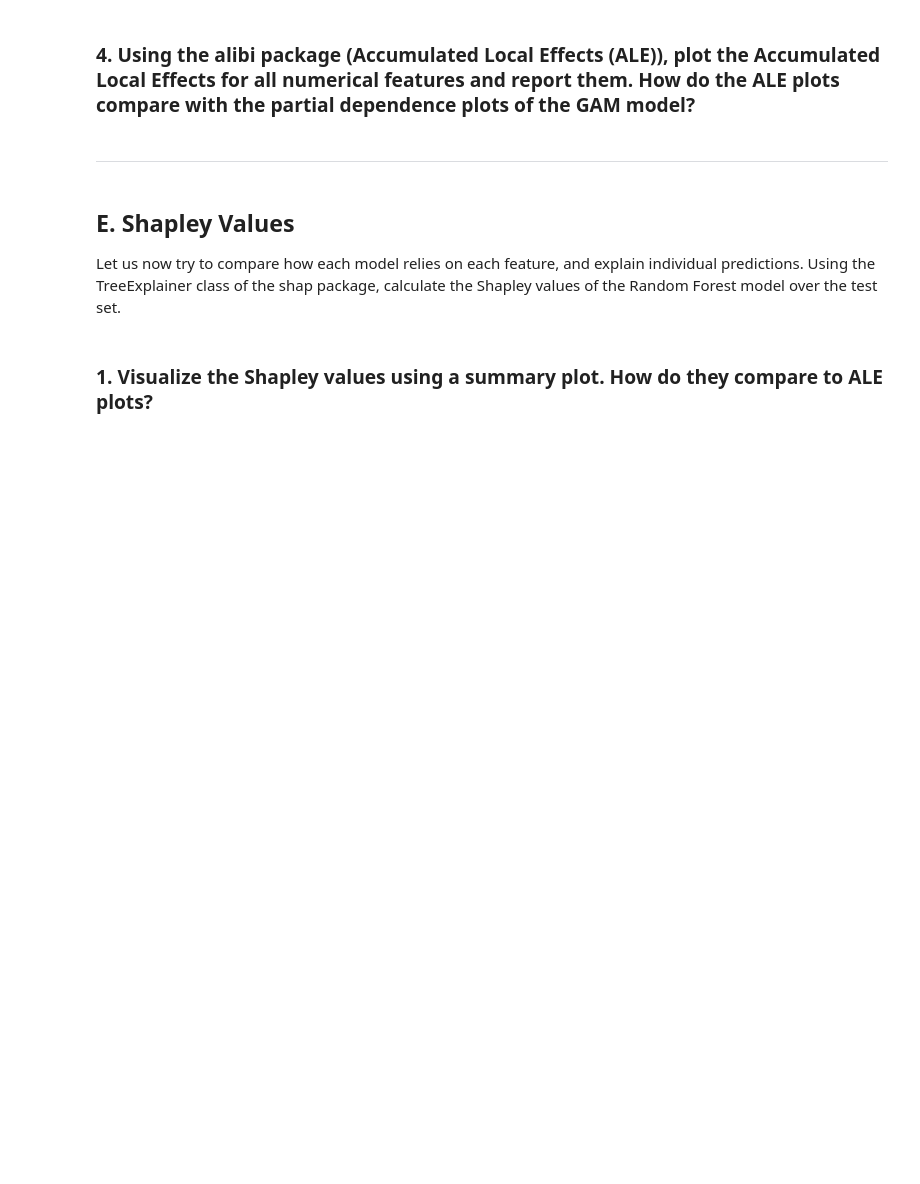
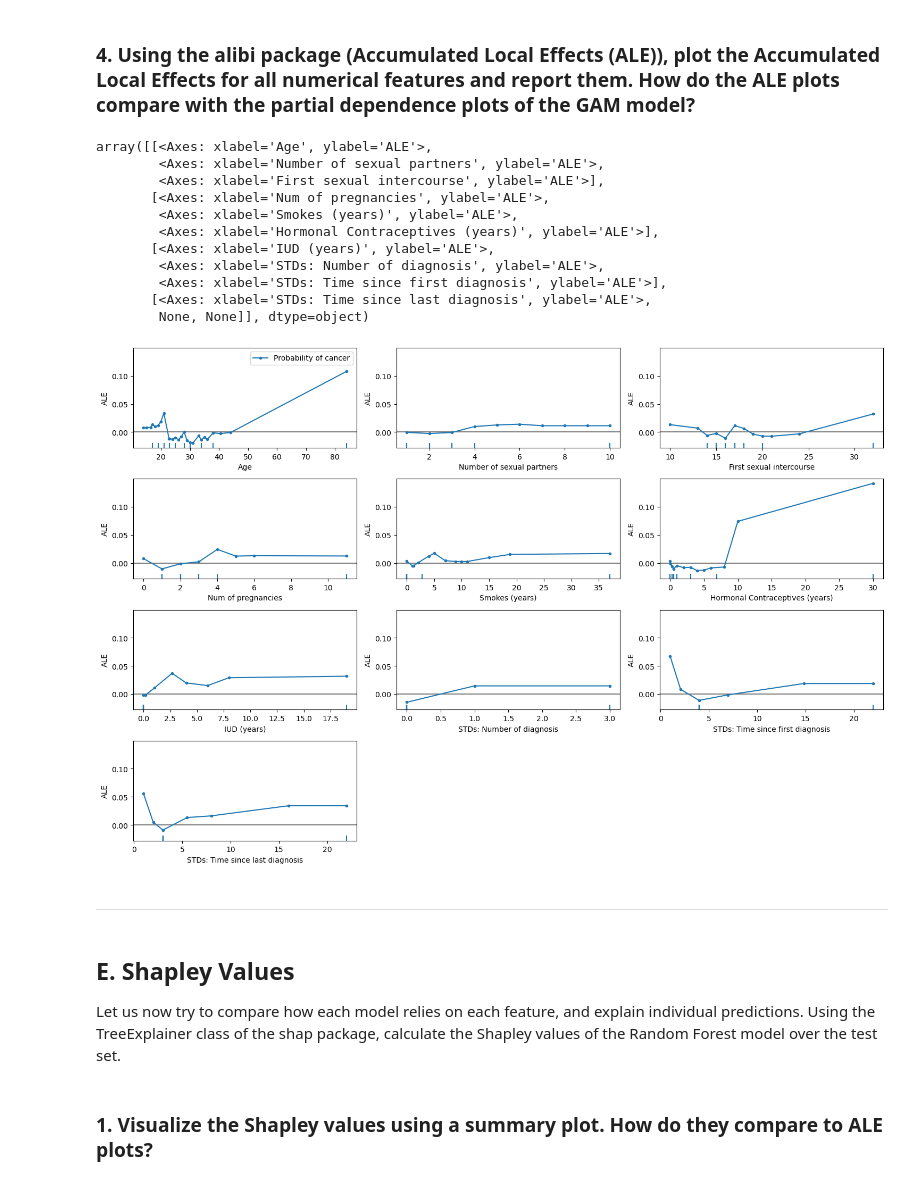
Before and after one commit to nirgoren/biology-hw1, a Jupyter notebook: Homework 1 Interpretable ML.ipynb, the cells around one changed output. Cells and saved outputs as stored; diff of their text form; code cells hidden in the pictures; blank space fills up the shorter version.

```diff
--- a/Homework 1 Interpretable ML.ipynb
+++ b/Homework 1 Interpretable ML.ipynb
@@ -494,5 +562,36 @@ Optimize the min_samples_leaf hyperparameter (from 1 to 100) using cross-validat
 # %% [markdown]
 ### 4.	Using the alibi package (Accumulated Local Effects (ALE)), plot the Accumulated Local Effects for all numerical features and report them. How do the ALE plots compare with the partial dependence plots of the GAM model?
+# %%
+def get_numerical_features(data):
+    return [
+        feature
+        for feature in data.columns
+        if (
+                data[feature].dtype in ['int64', 'float64']
+                and (not set(data[feature].unique()) == {0, 1})
+        )
+    ]
+# %%
+from alibi.explainers import ALE, plot_ale
+prob = lambda X: forest.predict_proba(X)[:, 1] # the probability of positive
+
+ale = ALE(prob, feature_names=X_train.columns, target_names=['Probability of cancer'])
+exp = ale.explain(X_train.values)
+fig, ax = plt.subplots(figsize=(15, 10))  # Increase figure size
+plot_ale(exp, features=get_numerical_features(X_train), ax=ax)
+# %% [output]
+array([[<Axes: xlabel='Age', ylabel='ALE'>,
+        <Axes: xlabel='Number of sexual partners', ylabel='ALE'>,
+        <Axes: xlabel='First sexual intercourse', ylabel='ALE'>],
+       [<Axes: xlabel='Num of pregnancies', ylabel='ALE'>,
+        <Axes: xlabel='Smokes (years)', ylabel='ALE'>,
+        <Axes: xlabel='Hormonal Contraceptives (years)', ylabel='ALE'>],
+       [<Axes: xlabel='IUD (years)', ylabel='ALE'>,
+        <Axes: xlabel='STDs: Number of diagnosis', ylabel='ALE'>,
+        <Axes: xlabel='STDs: Time since first diagnosis', ylabel='ALE'>],
+       [<Axes: xlabel='STDs: Time since last diagnosis', ylabel='ALE'>,
+        None, None]], dtype=object)
+[figure, added]
 # %% [markdown]
 ---
 # %% [markdown]
```
Also changed, not shown: parts of 10 cells of this notebook.
